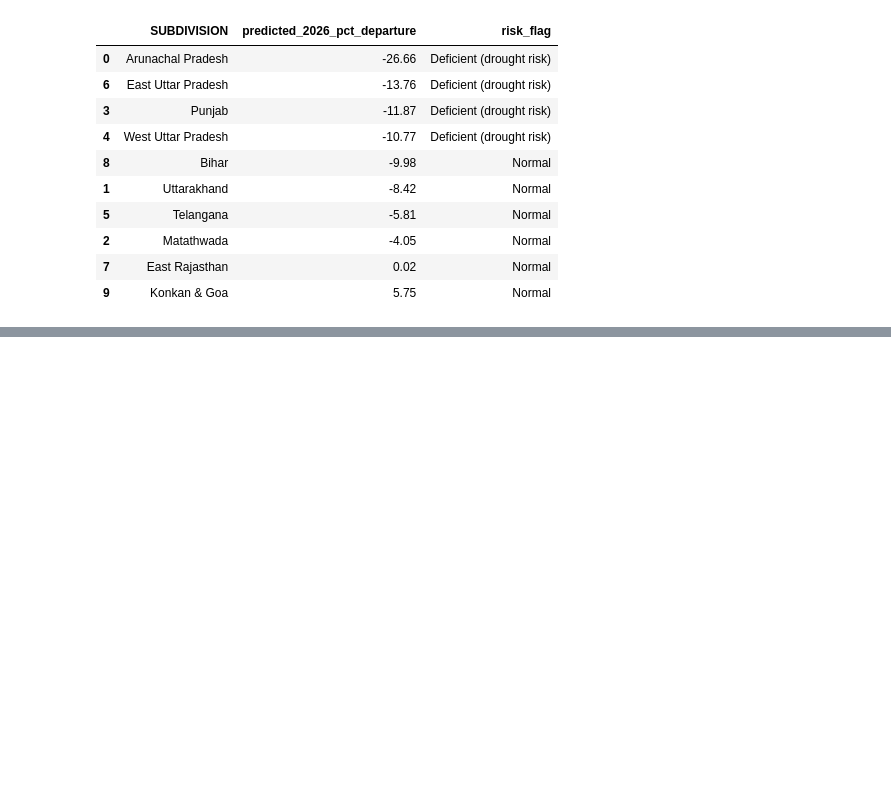
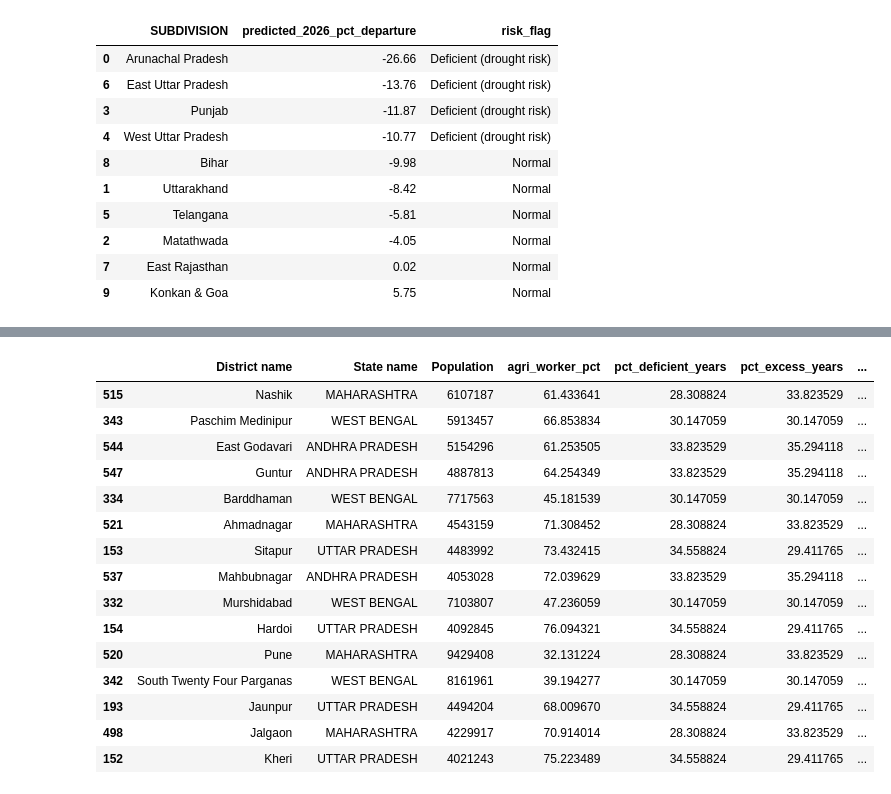
Before and after one commit to Tirumalashreya/monsoons-detection, a Jupyter notebook: notebooks/eda.ipynb, the cells around one changed output, grey strips where cells are left out. Drawn from its saved outputs; the diff is of its cells as text; code cells hidden in the pictures; blank space fills up the shorter version.

```diff
--- a/notebooks/eda.ipynb
+++ b/notebooks/eda.ipynb
@@ -504,0 +596,67 @@ forecast_2026
+# %%
+# === Human vulnerability index + infrastructure risk assessment ===
+# Uses the IPCC risk framework: Risk = Hazard x Exposure x Vulnerability.
+# Hazard = our own risk_flag frequency per subdivision (Deficient/Excess % of years).
+# Exposure = district population (Census 2011).
+# Vulnerability = % of workers in agriculture (livelihood dependent on rainfall).
+census = pd.read_csv("../data/raw/india_census_2011_districts.csv")
+
+CENSUS_STATE_TO_SUBDIVISIONS = {
+    'JAMMU AND KASHMIR': ['Jammu & Kashmir'], 'HIMACHAL PRADESH': ['Himachal Pradesh'],
+    'PUNJAB': ['Punjab'], 'CHANDIGARH': ['Haryana Delhi & Chandigarh'],
+    'UTTARAKHAND': ['Uttarakhand'], 'HARYANA': ['Haryana Delhi & Chandigarh'],
+    'NCT OF DELHI': ['Haryana Delhi & Chandigarh'], 'RAJASTHAN': ['East Rajasthan', 'West Rajasthan'],
+    'UTTAR PRADESH': ['East Uttar Pradesh', 'West Uttar Pradesh'], 'BIHAR': ['Bihar'],
+    'SIKKIM': ['Sub Himalayan West Bengal & Sikkim'], 'ARUNACHAL PRADESH': ['Arunachal Pradesh'],
+    'NAGALAND': ['Naga Mani Mizo Tripura'], 'MANIPUR': ['Naga Mani Mizo Tripura'],
+    'MIZORAM': ['Naga Mani Mizo Tripura'], 'TRIPURA': ['Naga Mani Mizo Tripura'],
+    'MEGHALAYA': ['Assam & Meghalaya'], 'ASSAM': ['Assam & Meghalaya'],
+    'WEST BENGAL': ['Gangetic West Bengal', 'Sub Himalayan West Bengal & Sikkim'],
+    'JHARKHAND': ['Jharkhand'], 'ODISHA': ['Orissa'], 'CHHATTISGARH': ['Chhattisgarh'],
+    'MADHYA PRADESH': ['East Madhya Pradesh', 'West Madhya Pradesh'],
+    'GUJARAT': ['Gujarat Region', 'Saurashtra & Kutch'],
+    'DAMAN & DIU': ['Gujarat Region'], 'DADRA & NAGAR HAVELI': ['Gujarat Region'],
+    'MAHARASHTRA': ['Konkan & Goa', 'Madhya Maharashtra', 'Matathwada', 'Vidarbha'],
+    'ANDHRA PRADESH': ['Coastal Andhra Pradesh', 'Rayalseema'],
+    'KARNATAKA': ['Coastal Karnataka', 'North Interior Karnataka', 'South Interior Karnataka'],
+    'GOA': ['Konkan & Goa'], 'LAKSHADWEEP': ['Lakshadweep'], 'KERALA': ['Kerala'],
+    'TAMIL NADU': ['Tamil Nadu'], 'PUDUCHERRY': ['Tamil Nadu'],
+    'ANDAMAN AND NICOBAR ISLANDS': ['Andaman & Nicobar Islands'], 'TELANGANA': ['Telangana'],
+}
+
+haz = regional_df.groupby("SUBDIVISION")["risk_flag"].apply(
+    lambda x: pd.Series({
+        "pct_deficient_years": (x.str.contains("Deficient")).mean() * 100,
+        "pct_excess_years": (x.str.contains("Excess")).mean() * 100,
+    })
+).unstack()
+
+def state_hazard(state_name):
+    subs = CENSUS_STATE_TO_SUBDIVISIONS.get(state_name.upper())
+    if not subs:
+        return None, None
+    rows = haz.loc[haz.index.intersection(subs)]
+    if rows.empty:
+        return None, None
+    return rows["pct_deficient_years"].mean(), rows["pct_excess_years"].mean()
+
+hazard_pairs = census["State name"].apply(state_hazard)
+census["pct_deficient_years"] = [h[0] for h in hazard_pairs]
+census["pct_excess_years"] = [h[1] for h in hazard_pairs]
+census = census.dropna(subset=["pct_deficient_years"]).copy()
+
+# Human vulnerability index
+census["agri_worker_pct"] = (census["Cultivator_Workers"] + census["Agricultural_Workers"]) / census["Workers"].replace(0, np.nan) * 100
+flood_norm = census["pct_excess_years"] / census["pct_excess_years"].max()
+drought_norm = census["pct_deficient_years"] / census["pct_deficient_years"].max()
+exposure_norm = census["Population"] / census["Population"].max()
+vulnerability_norm = census["agri_worker_pct"] / 100
+census["human_vulnerability_index"] = (flood_norm + drought_norm) / 2 * exposure_norm * vulnerability_norm
+
+human_vulnerability_index = census.nlargest(15, "human_vulnerability_index")[
+    ["District name", "State name", "Population", "agri_worker_pct", "pct_deficient_years", "pct_excess_years", "human_vulnerability_index"]
+]
+census.to_csv("../data/processed/human_vulnerability_index.csv", index=False)
+print("Top 15 most vulnerable districts (population x agricultural dependency x hazard):")
+human_vulnerability_index
+# %% [output]
@@ -504,0 +664,16 @@ forecast_2026
+|  | District name | State name | Population | agri_worker_pct | pct_deficient_years | pct_excess_years | ... |
+| 515 | Nashik | MAHARASHTRA | 6107187 | 61.433641 | 28.308824 | 33.823529 | ... |
+| 343 | Paschim Medinipur | WEST BENGAL | 5913457 | 66.853834 | 30.147059 | 30.147059 | ... |
+| 544 | East Godavari | ANDHRA PRADESH | 5154296 | 61.253505 | 33.823529 | 35.294118 | ... |
+| 547 | Guntur | ANDHRA PRADESH | 4887813 | 64.254349 | 33.823529 | 35.294118 | ... |
+| 334 | Barddhaman | WEST BENGAL | 7717563 | 45.181539 | 30.147059 | 30.147059 | ... |
+| 521 | Ahmadnagar | MAHARASHTRA | 4543159 | 71.308452 | 28.308824 | 33.823529 | ... |
+| 153 | Sitapur | UTTAR PRADESH | 4483992 | 73.432415 | 34.558824 | 29.411765 | ... |
+| 537 | Mahbubnagar | ANDHRA PRADESH | 4053028 | 72.039629 | 33.823529 | 35.294118 | ... |
+| 332 | Murshidabad | WEST BENGAL | 7103807 | 47.236059 | 30.147059 | 30.147059 | ... |
+| 154 | Hardoi | UTTAR PRADESH | 4092845 | 76.094321 | 34.558824 | 29.411765 | ... |
+| 520 | Pune | MAHARASHTRA | 9429408 | 32.131224 | 28.308824 | 33.823529 | ... |
+| 342 | South Twenty Four Parganas | WEST BENGAL | 8161961 | 39.194277 | 30.147059 | 30.147059 | ... |
+| 193 | Jaunpur | UTTAR PRADESH | 4494204 | 68.009670 | 34.558824 | 29.411765 | ... |
+| 498 | Jalgaon | MAHARASHTRA | 4229917 | 70.914014 | 28.308824 | 33.823529 | ... |
+| 152 | Kheri | UTTAR PRADESH | 4021243 | 75.223489 | 34.558824 | 29.411765 | ... |
```
Also changed, not shown: parts of 3 cells of this notebook, 6 other files.
